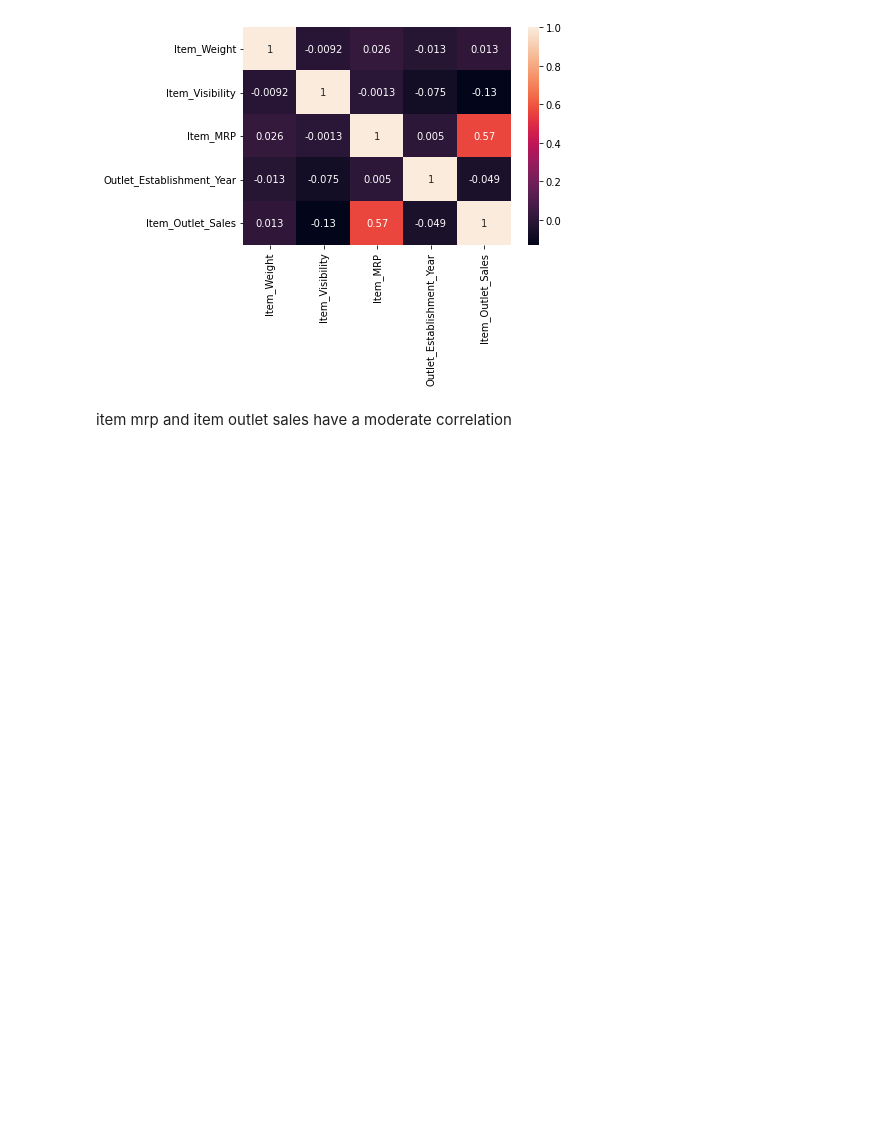
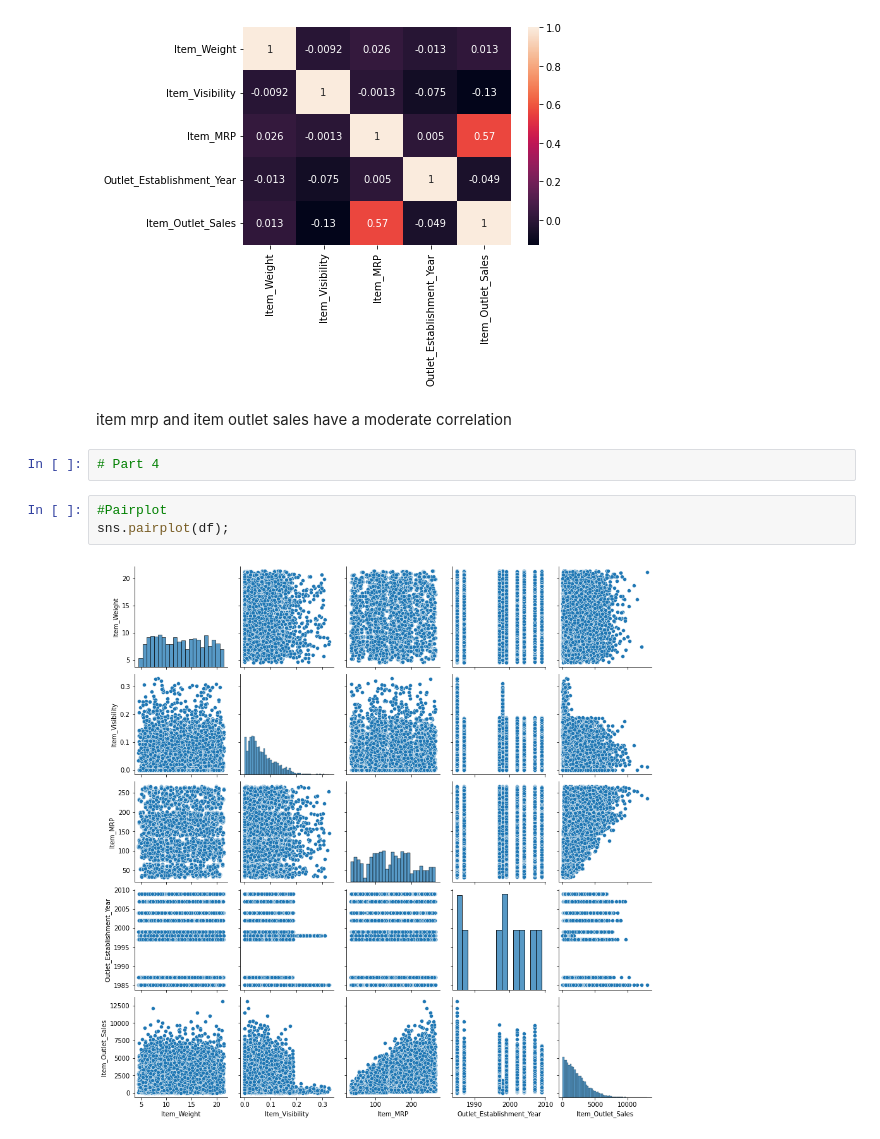
Before and after one commit to angiepabelic/sales-predictions, a Jupyter notebook: sales_predictions.ipynb, the cells around one changed output. Saved outputs shown, nothing was run; the diff lists cells and outputs as text; blank space fills up the shorter version.

```diff
--- a/sales_predictions.ipynb
+++ b/sales_predictions.ipynb
@@ -123,3 +125,10 @@ sns.heatmap(correlation, annot = True);
 [figure]
 # %% [markdown]
 item mrp and item outlet sales have a moderate correlation
+# %%
+# Part 4
+# %%
+#Pairplot
+sns.pairplot(df);
+# %% [output]
+[figure, added]
```
Also changed, not shown: parts of 2 cells of this notebook.
